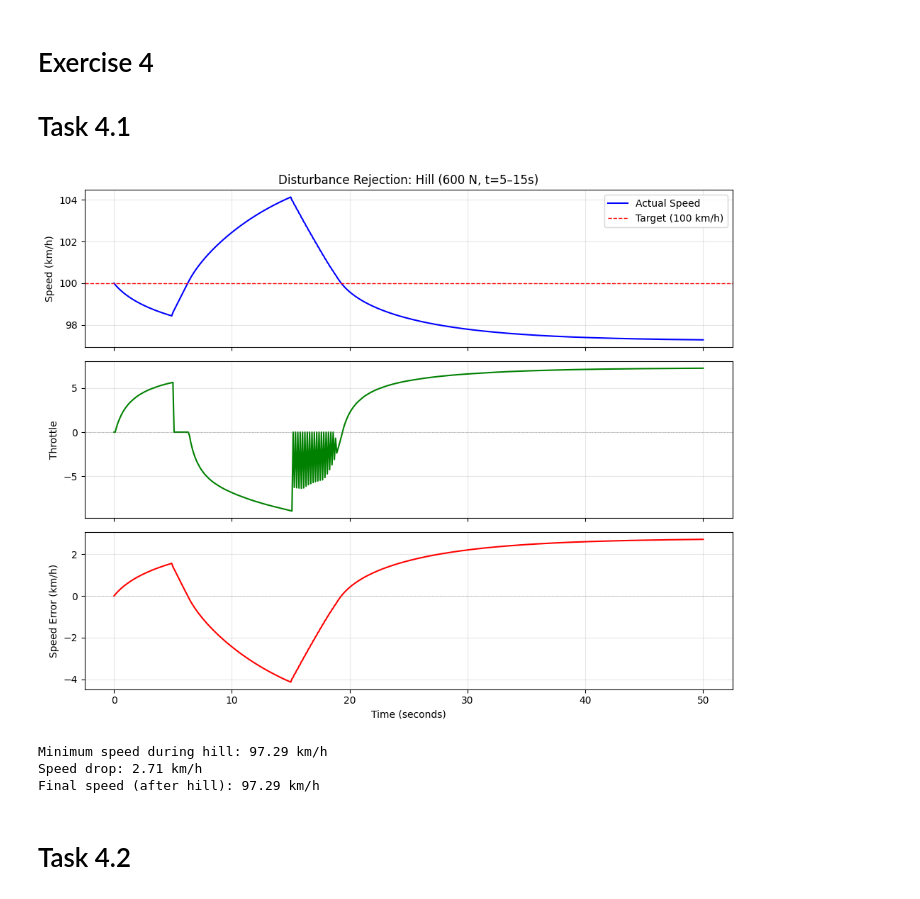
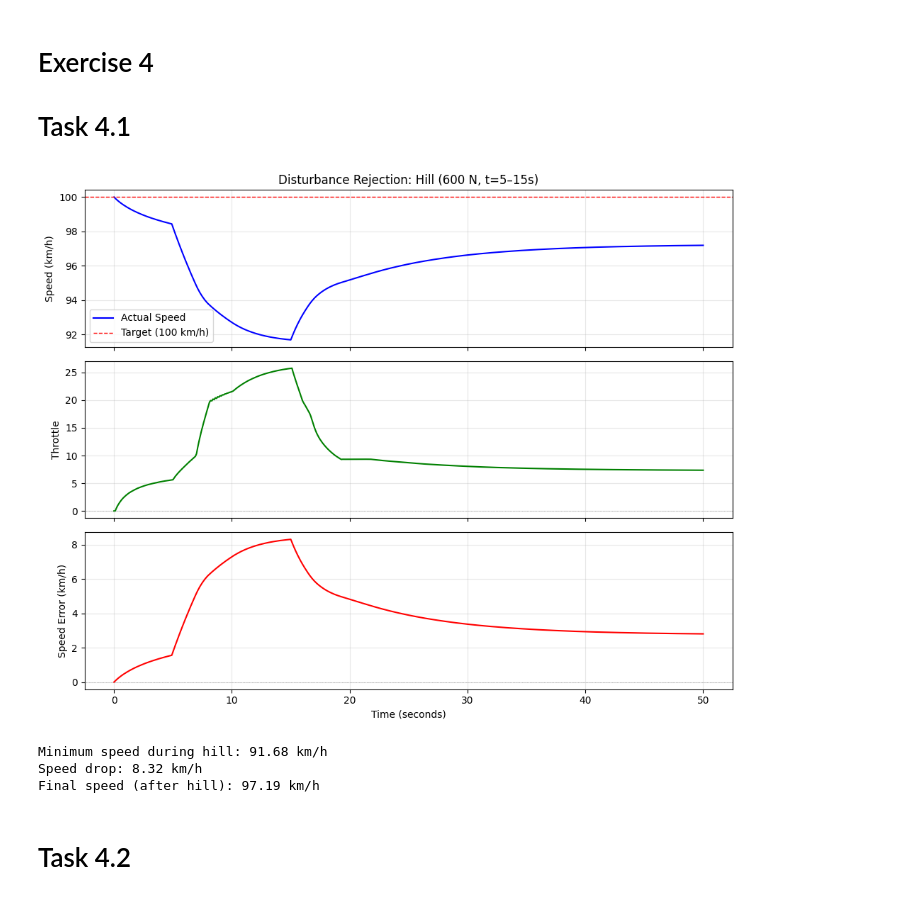
Before and after one commit to MichalZdziubany/codespaces-jupyter, a Jupyter notebook: notebooks/lab6.ipynb, the cells around one changed output. Saved outputs shown, nothing was run; the diff lists cells and outputs as text; code cells hidden in the pictures.

```diff
--- a/notebooks/lab6.ipynb
+++ b/notebooks/lab6.ipynb
@@ -379,25 +397,22 @@ Max overshoot: -2.80 km/h
 # %%
 def hill_disturbance(t):
     """600 N opposing force between t=5 and t=15 seconds."""
-    return 600.0 if 5 <= t <= 15 else 0.0
-# TODO: Create and run the simulation according to the description in the markdown cell above
-# passing "hill_disturbance" as the disturbance function
-# Tip: See the "run_simulation" definition in Exercise 3.1 and an example of its use with
-# only 5 arguments (note: here you will need 6 arguments)
+    return -600.0 if 5 <= t <= 15 else 0.0
+
 result_hill = run_simulation(mamdani, plant, target_speed=100, initial_speed=100, n_steps=500, disturbance_fn=hill_disturbance)
 
 plot_simulation(result_hill['times'], result_hill['speeds'], result_hill['throttles'],
     result_hill['errors'], target=100, title='Disturbance Rejection: Hill (600 N, t=5–15s)')
 
 min_speed = min(result_hill['speeds'])
 print(f"Minimum speed during hill: {min_speed:.2f} km/h")
 print(f"Speed drop: {100 - min_speed:.2f} km/h")
 print(f"Final speed (after hill): {result_hill['speeds'][-1]:.2f} km/h")
 # %% [output]
-[figure, old version]
+[figure, new version]
-Minimum speed during hill: 97.29 km/h
-Speed drop: 2.71 km/h
-Final speed (after hill): 97.29 km/h
+Minimum speed during hill: 91.68 km/h
+Speed drop: 8.32 km/h
+Final speed (after hill): 97.19 km/h
 # %% [markdown]
 # Task 4.2
 # %%
```
Also changed, not shown: parts of 11 cells of this notebook.
